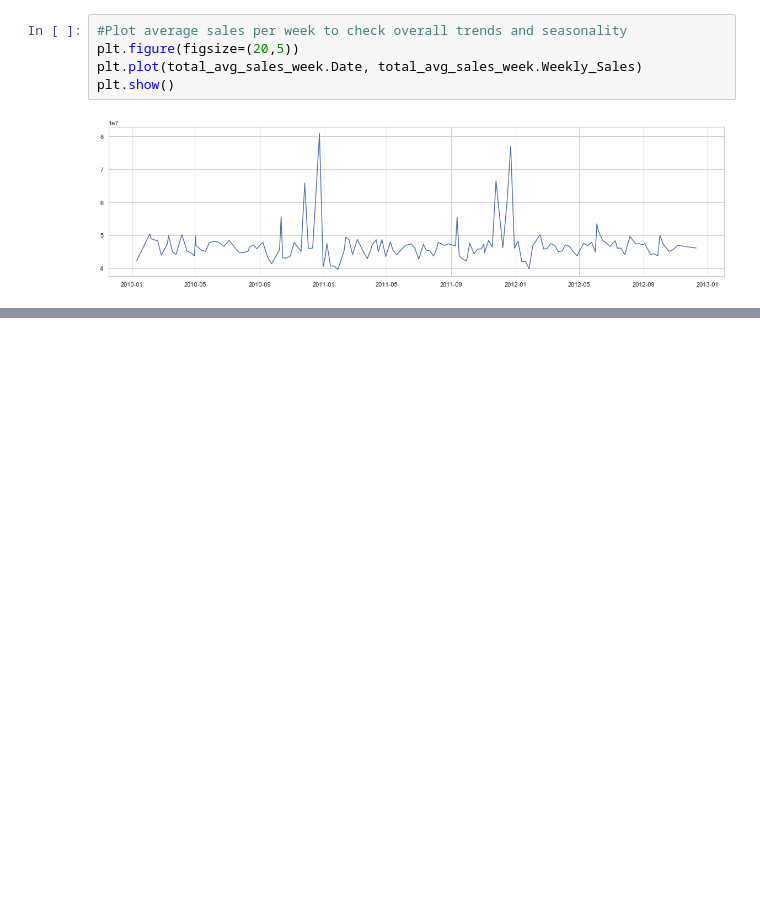
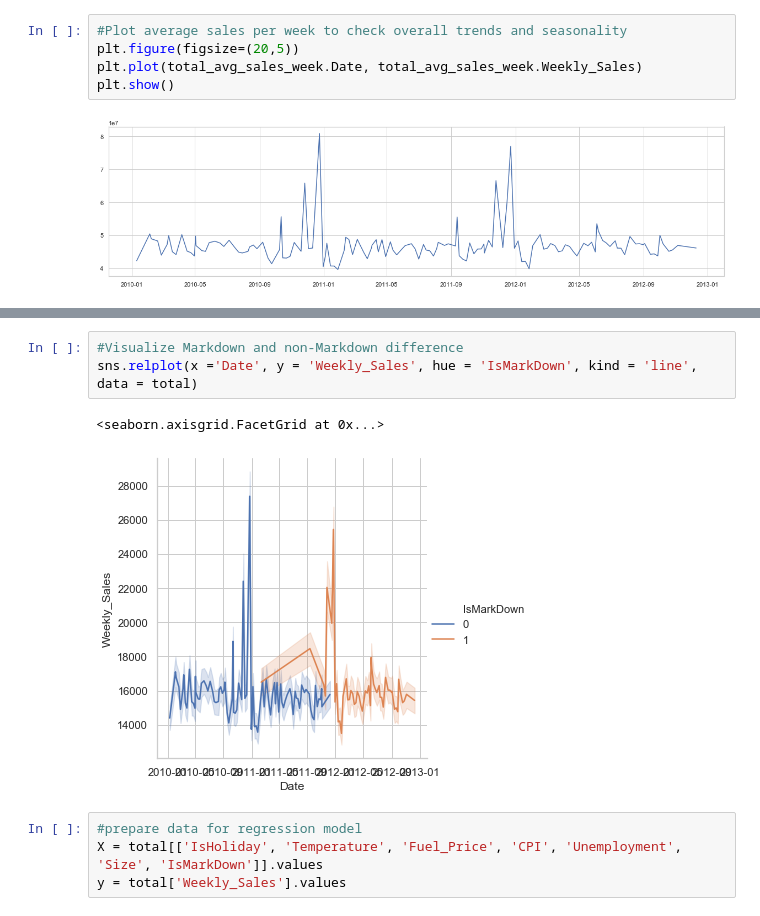
Before and after one commit to jq88712/pyonfire, a Jupyter notebook: Notebooks/Data_Exploration.ipynb, the cells around one changed output, grey strips where cells are left out. Drawn from its saved outputs; the diff is of its cells as text; blank space fills up the shorter version.

```diff
--- a/Notebooks/Data_Exploration.ipynb
+++ b/Notebooks/Data_Exploration.ipynb
@@ -97,0 +103,10 @@ sns.relplot(x ='Date', y = 'Weekly_Sales', hue = 'IsHoliday', kind = 'line', dat
+# %%
+#Visualize Markdown and non-Markdown difference
+sns.relplot(x ='Date', y = 'Weekly_Sales', hue = 'IsMarkDown', kind = 'line', data = total)
+# %% [output]
+<seaborn.axisgrid.FacetGrid at 0x...>
+[figure, added]
+# %%
+#prepare data for regression model
+X = total[['IsHoliday', 'Temperature', 'Fuel_Price', 'CPI', 'Unemployment', 'Size', 'IsMarkDown']].values
+y = total['Weekly_Sales'].values
```
Also changed, not shown: parts of 8 cells of this notebook.
